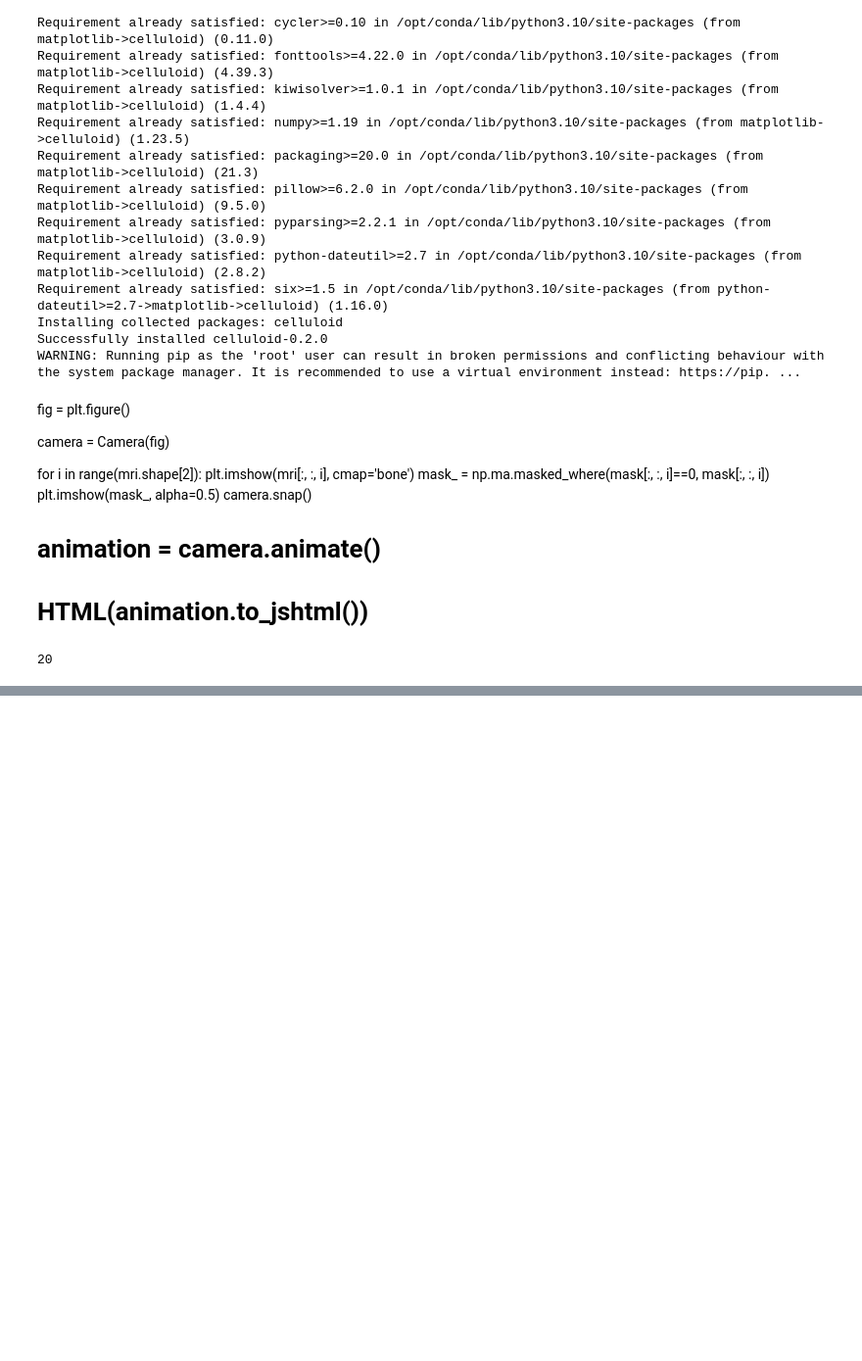
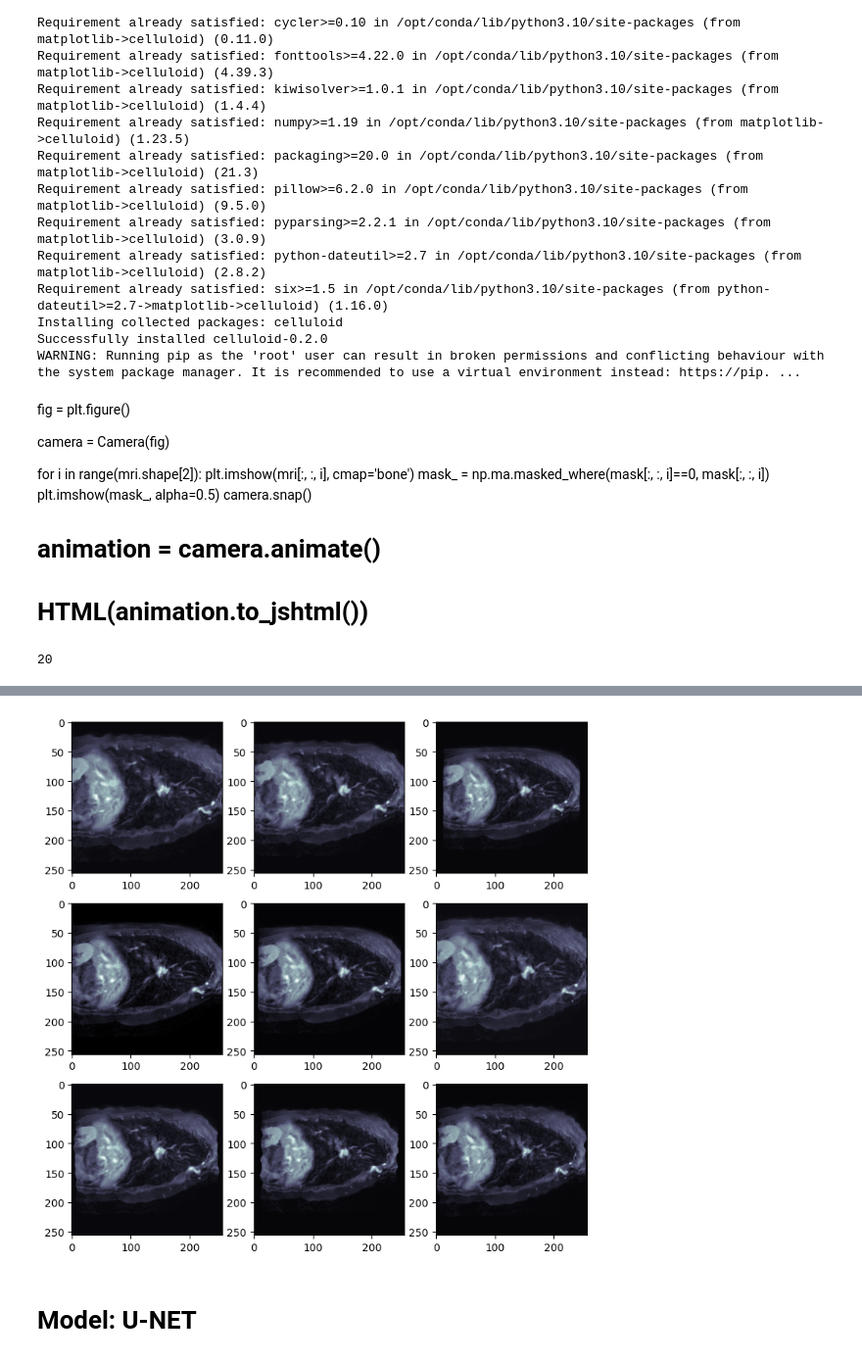
Before and after one commit to drsehid/atrium-segmentation, a Jupyter notebook: atrium-segment.ipynb, the cells around one changed output, grey strips where cells are left out. Shown at 98% size. Saved outputs shown, nothing was run; the diff lists cells and outputs as text; code cells hidden in the pictures; blank space fills up the shorter version.

```diff
--- a/atrium-segment.ipynb
+++ b/atrium-segment.ipynb
@@ -145,0 +294,24 @@ for counter, path_to_mri_data in enumerate(tqdm(all_files)):
+# %%
+import imgaug.augmenters as iaa
+
+seq = iaa.Sequential([
+    iaa.Affine(scale=(0.85, 1.15), rotate=(-0.45, 0.45)),
+    iaa.ElasticTransformation()
+])
+# %%
+path = Path('preprocessed/train')
+dataset = CardiacDataset(path, seq)
+# %%
+n_cols, n_rows = 3, 3
+fig, axes = plt.subplots(n_rows, n_cols, figsize=(9, 9))
+
+for i in range(n_rows):
+    for j in range(n_cols):
+        slc, mask = dataset[1]
+        mask_ = np.ma.masked_where(mask==0, mask)
+        axes[i][j].imshow(slc[0], cmap='bone')
+        axes[i][j].imshow(mask_[0], alpha=0.5, cmap='autumn')
+# %% [output]
+[figure, added]
+# %% [markdown]
+# Model: U-NET
```
Also changed, not shown: parts of 23 cells of this notebook.
